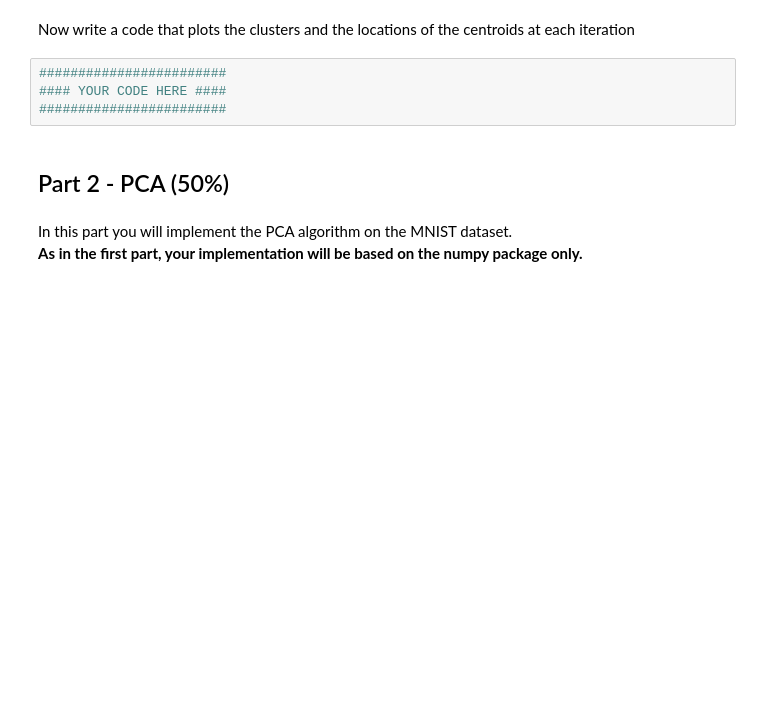
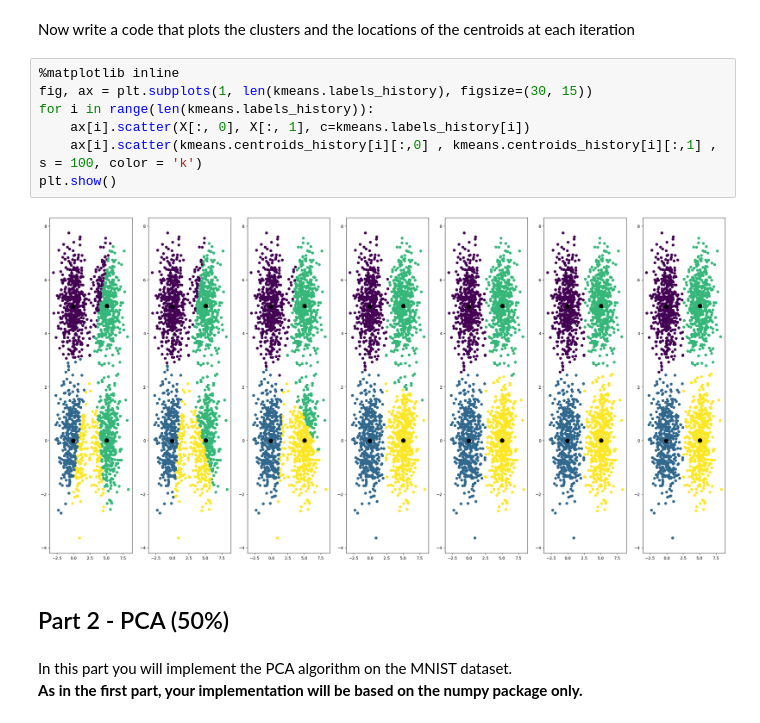
Before and after one commit to EliyahuDagi/ML_EX6, a Jupyter notebook: Ex6_Machine_Learning.ipynb, the cells around one changed output. Cells and saved outputs as stored; diff of their text form; blank space fills up the shorter version.

```diff
--- a/Ex6_Machine_Learning.ipynb
+++ b/Ex6_Machine_Learning.ipynb
@@ -123,9 +189,14 @@ Now run the algorithm several more times with n_clusters = 2, 3, 4, 6, 8, 10, 20
 # %% [markdown]
 Now write a code that plots the clusters and the locations of the centroids at each iteration
-# %%
-########################
-#### YOUR CODE HERE ####
-########################
+# %%
+%matplotlib inline
+fig, ax = plt.subplots(1, len(kmeans.labels_history), figsize=(30, 15))
+for i in range(len(kmeans.labels_history)):
+    ax[i].scatter(X[:, 0], X[:, 1], c=kmeans.labels_history[i])
+    ax[i].scatter(kmeans.centroids_history[i][:,0] , kmeans.centroids_history[i][:,1] , s = 100, color = 'k')
+plt.show()
+# %% [output]
+[figure, added]
 # %% [markdown]
 ## Part 2 - PCA (50%)
 # %% [markdown]
```
Also changed, not shown: parts of 13 cells of this notebook.
